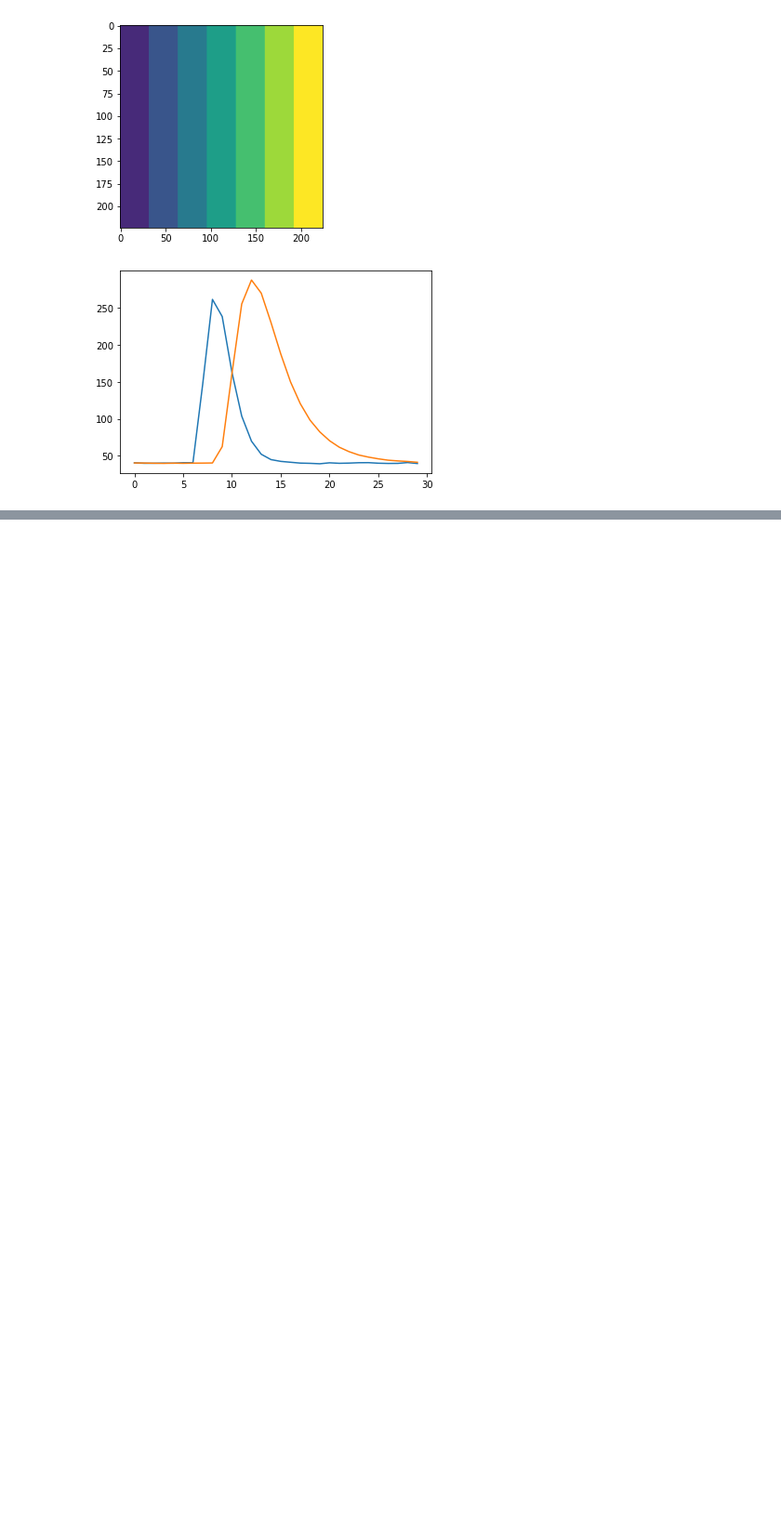
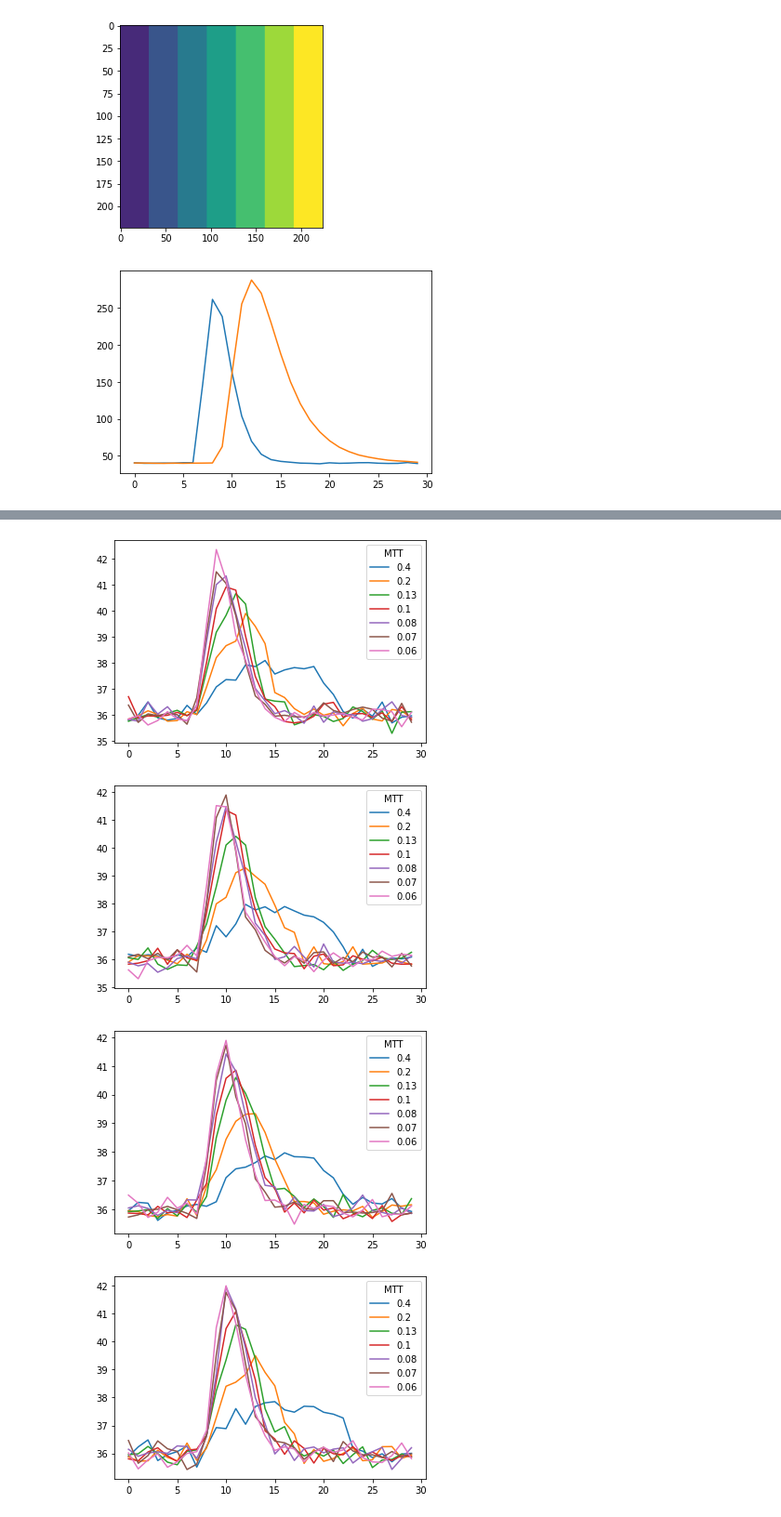
Before and after one commit to lucasdevries/ppinn, a Jupyter notebook: load_dcm_phantom.ipynb, the cells around one changed output, grey strips where cells are left out. Shown at 93% size. Saved outputs shown, nothing was run; the diff lists cells and outputs as text; code cells hidden in the pictures; blank space fills up the shorter version.

```diff
--- a/load_dcm_phantom.ipynb
+++ b/load_dcm_phantom.ipynb
@@ -84,0 +112,21 @@ plt.show()
+# %%
+def plot_curve_mtts(data, delay=0):
+    mtt_s = [24.0, 12.0, 8.0, 6.0, 4.8, 4.0, 3.4] # in seconds
+    mtt_m = [t/60 for t in mtt_s]
+    # split on delay time
+    curves = np.array_split(data[0], 7, axis=1)
+    # select curves with delay = 0 and split on MTT
+    subcurves = np.array_split(curves[delay], 7, axis=2)
+    # plot mean of each curves tile
+    for ix, subcurve in enumerate(subcurves):
+        plt.plot(np.mean(subcurve, axis=(1,2)), label=np.round(mtt_m[ix], 2))
+    plt.legend(title='MTT')
+    plt.show()
+for i in range(0,7):
+
+    plot_curve_mtts(data_dict['box_curves'], i)
+# %% [output]
+[figure, added]
+[figure, added]
+[figure, added]
+[figure, added]
```
Also changed, not shown: parts of 6 cells of this notebook.
